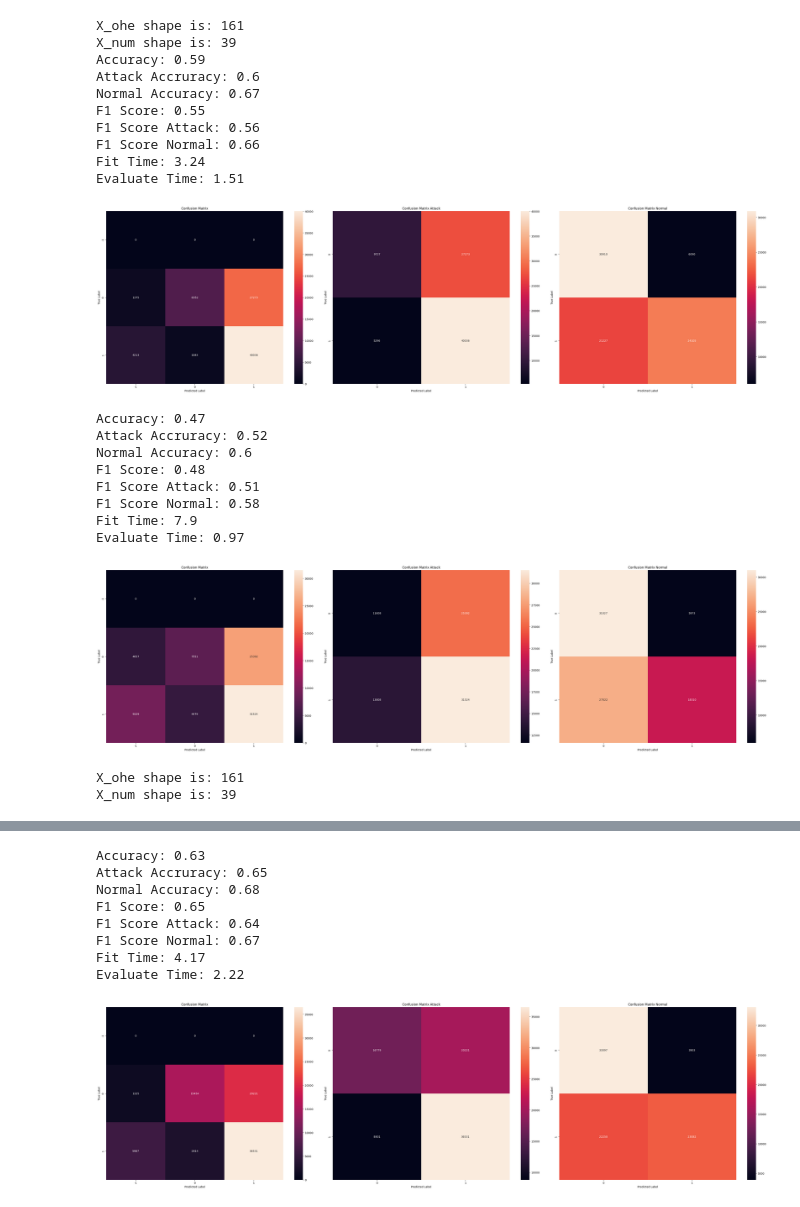
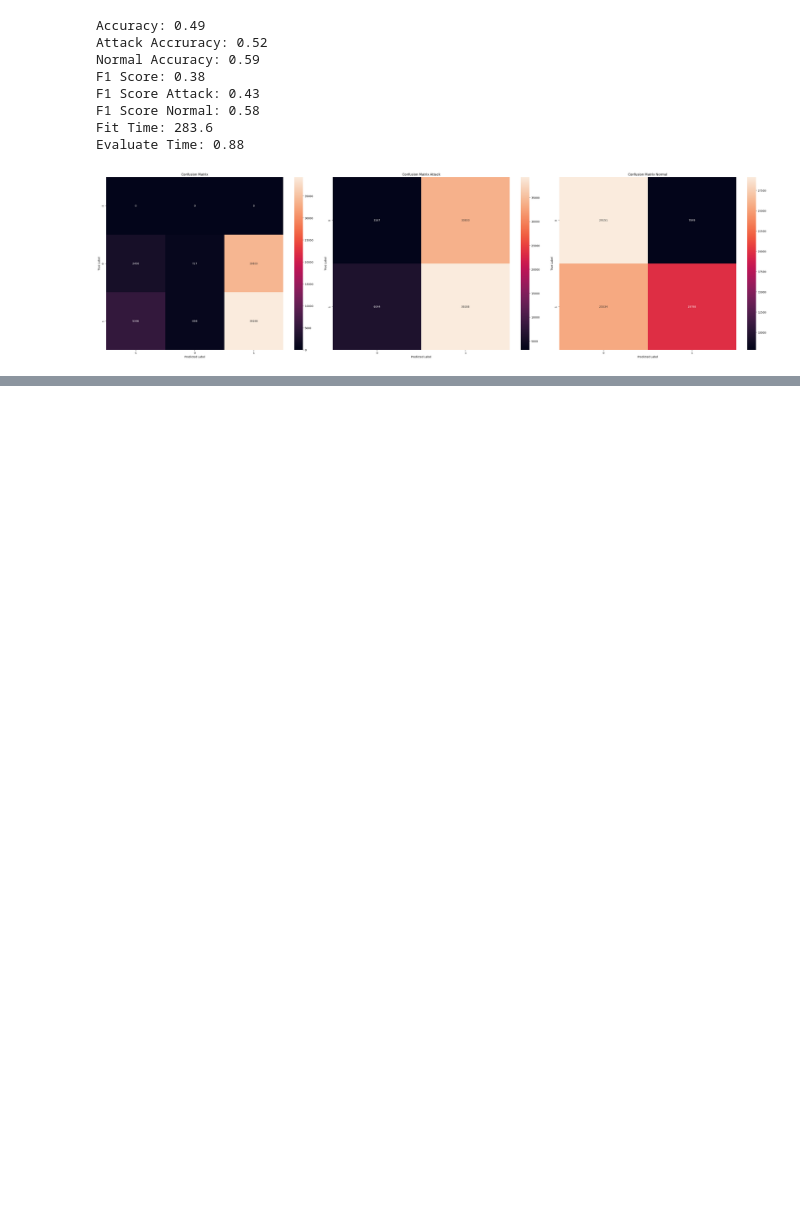
Before and after one commit to Sugata10723/IDS_IoT, a Jupyter notebook: main.ipynb, the cells around one changed output, grey strips where cells are left out. Drawn from its saved outputs; the diff is of its cells as text; code cells hidden in the pictures; blank space fills up the shorter version.

```diff
--- a/main.ipynb
+++ b/main.ipynb
@@ -12,30 +12,17 @@ pd.set_option('display.precision', 2)
 # %%
 dataset = Dataset_UNSW_NB15(100000000)
 X_train, X_test, y_train, y_test, config = dataset.get_data()
 exp = Experiment(X_train, X_test, y_train, y_test, config)
-exp.run_noFS(k=5000000000)
-exp.run_hybrid(k=5000000, n_fi=40, n_pca=20)
-exp.run_var(k=500000000)
+exp.run_noFS(k=5000000)
+exp.run_hybrid(k=5000000000, n_fi=20, n_pca=20)
+exp.run_var(k=50000000000)
 # %% [output]
-X_ohe shape is: 161
-X_num shape is: 39
-Accuracy: 0.59
-Attack Accruracy: 0.6
-Normal Accuracy: 0.67
-F1 Score: 0.55
-F1 Score Attack: 0.56
-F1 Score Normal: 0.66
-Fit Time: 3.24
-Evaluate Time: 1.51
+Accuracy: 0.49
+Attack Accruracy: 0.52
+Normal Accuracy: 0.59
+F1 Score: 0.38
+F1 Score Attack: 0.43
+F1 Score Normal: 0.58
+Fit Time: 283.6
+Evaluate Time: 0.88
-[figure, old version]
+[figure, new version]
-Accuracy: 0.47
-Attack Accruracy: 0.52
-Normal Accuracy: 0.6
-F1 Score: 0.48
-F1 Score Attack: 0.51
-F1 Score Normal: 0.58
-Fit Time: 7.9
-Evaluate Time: 0.97
-[figure, removed]
-X_ohe shape is: 161
-X_num shape is: 39
@@ -44,12 +29,3 @@ X_num shape is: 39
-Accuracy: 0.63
-Attack Accruracy: 0.65
-Normal Accuracy: 0.68
-F1 Score: 0.65
-F1 Score Attack: 0.64
-F1 Score Normal: 0.67
-Fit Time: 4.17
-Evaluate Time: 2.22
-[figure, removed]
 # %%
 dataset = Dataset_NSL_KDD(1000000000)
 X_train, X_test, y_train, y_test, config = dataset.get_data()
```
Also changed, not shown: parts of 3 cells of this notebook, 3 other files.
